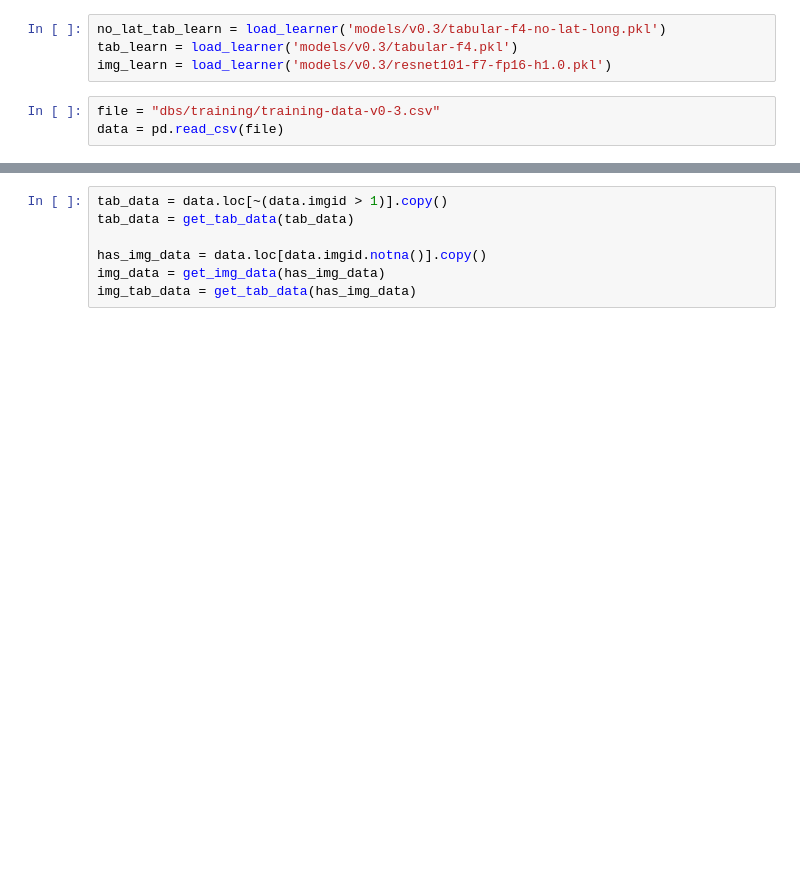
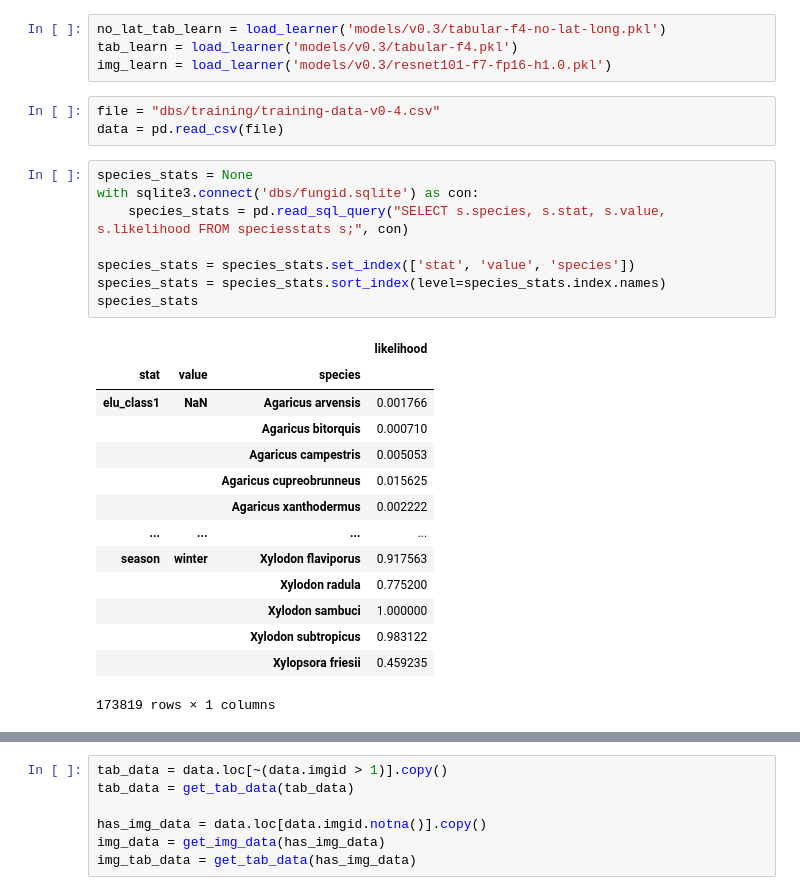
Before and after one commit to fungid-app/fungid-api, a Jupyter notebook: combined.ipynb, the cells around one changed output, grey strips where cells are left out. Drawn from its saved outputs; the diff is of its cells as text; blank space fills up the shorter version.

```diff
--- a/combined.ipynb
+++ b/combined.ipynb
@@ -87,8 +87,31 @@ no_lat_tab_learn = load_learner('models/v0.3/tabular-f4-no-lat-long.pkl')
 tab_learn = load_learner('models/v0.3/tabular-f4.pkl')
 img_learn = load_learner('models/v0.3/resnet101-f7-fp16-h1.0.pkl')
 # %%
-file = "dbs/training/training-data-v0-3.csv"
+file = "dbs/training/training-data-v0-4.csv"
 data = pd.read_csv(file)
+# %%
+species_stats = None
+with sqlite3.connect('dbs/fungid.sqlite') as con:
+    species_stats = pd.read_sql_query("SELECT s.species, s.stat, s.value, s.likelihood FROM speciesstats s;", con)
+
+species_stats = species_stats.set_index(['stat', 'value', 'species'])
+species_stats = species_stats.sort_index(level=species_stats.index.names)
+species_stats
+# %% [output]
+|  |  |  | likelihood |
+| stat | value | species |  |
+| elu_class1 | NaN | Agaricus arvensis | 0.001766 |
+|  |  | Agaricus bitorquis | 0.000710 |
+|  |  | Agaricus campestris | 0.005053 |
+|  |  | Agaricus cupreobrunneus | 0.015625 |
+|  |  | Agaricus xanthodermus | 0.002222 |
+| ... | ... | ... | ... |
+| season | winter | Xylodon flaviporus | 0.917563 |
+|  |  | Xylodon radula | 0.775200 |
+|  |  | Xylodon sambuci | 1.000000 |
+|  |  | Xylodon subtropicus | 0.983122 |
+|  |  | Xylopsora friesii | 0.459235 |
+173819 rows × 1 columns
 # %%
 def get_tab_data(data):
     tab_columns = ['kg', 'elu_class1', 'elu_class2', 'elu_class3', 'decimallatitude', 'decimallongitude', 'species', 'normalized_month', 'season']
```
Also changed, not shown: parts of 7 cells of this notebook, 6 other files.
